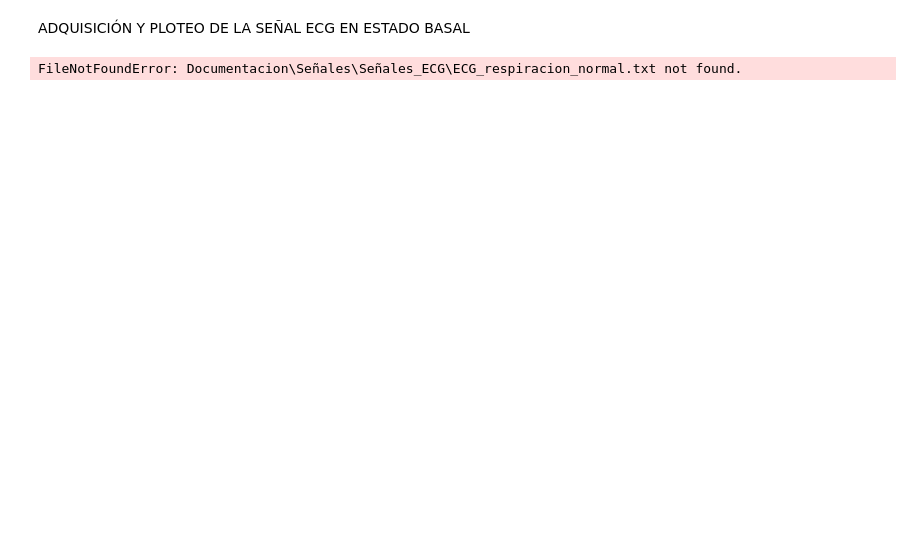
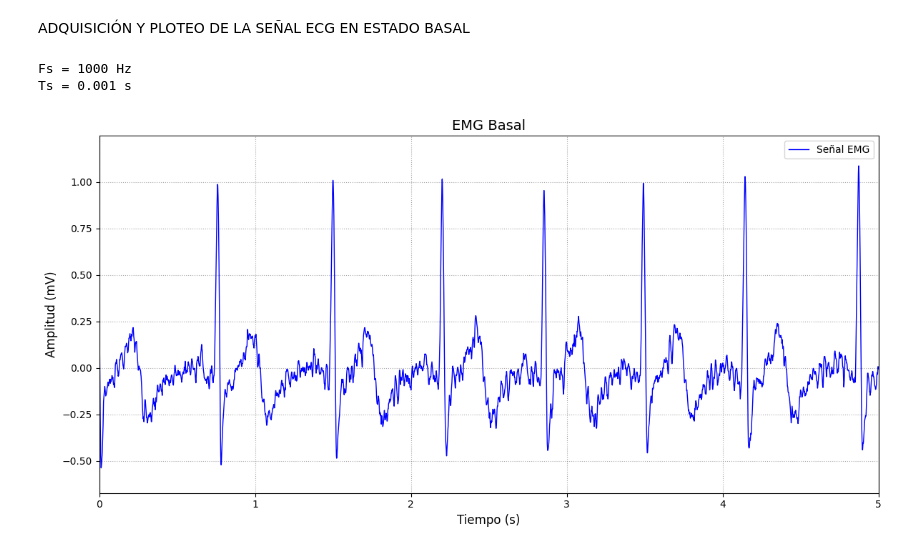
Before and after one commit to SergioHerrera2003/ISB_2024_grupo_9, a Jupyter notebook: Software/Lab9/ecg_estado_basal.ipynb, the cells around one changed output. Saved outputs shown, nothing was run; the diff lists cells and outputs as text; code cells hidden in the pictures; blank space fills up the shorter version.

```diff
--- a/Software/Lab9/ecg_estado_basal.ipynb
+++ b/Software/Lab9/ecg_estado_basal.ipynb
@@ -2,43 +2,45 @@
 ADQUISICIÓN Y PLOTEO DE LA SEÑAL ECG EN ESTADO BASAL
 # %%
 import numpy as np
+import scipy.signal as signal
 import matplotlib.pyplot as plt
-import pywt
-from scipy.signal import find_peaks
-from scipy.signal import butter, filtfilt
 
-# Ruta del archivo
-ruta = "Documentacion\Señales\Señales_ECG\ECG_respiracion_normal.txt"
+# Cargar datos desde el archivo txt
+file_path = r"C:\Users\kakow\OneDrive\Desktop\PROYECTOS\ISB_2024_grupo_9\Documentacion\Laboratorios\Lab4_ECG\ECG_respiracion_normal.txt"  # Ruta del archivo
+array = np.genfromtxt(file_path, skip_header=2)
 
-# Lectura del archivo excluyendo las 2 primeras filas
-array = np.genfromtxt(ruta, skip_header=2)
-
+# Configuración de la señal
 # Asegurarse de que la columna indexada es la correcta (columna 6)
-canalA2 = array[:, 6]  # Todas las filas de la columna 6 -> Canal A2 ECG
+canalA2 = array[:, 6]  # Todas las filas de la columna 6 -> Canal A2 ECG, valores de 0 a 1024
 
 # Parámetros de muestreo
-Fs = 1000
-Ts = 1/Fs
-print(f" Fs = {Fs} Hz\n Ts = {Ts} s")
+fs = 1000
+Ts = 1 / fs
+print(f"Fs = {fs} Hz\nTs = {Ts} s")
 
 # Para conocer el número de filas
 M = canalA2.shape[0]  # shape devuelve una tupla con dimensiones del array
 n = np.arange(0, M)
 t = n * Ts  # Vector de tiempo
+VCC = 3.3  # Voltaje de operación
+ECG_V = (((canalA2 / pow(2, 10)) - 0.5) * VCC)/1000 # Calculo a voltios se divide entre la equivalencia en mV
+ECG_mV = ECG_V * pow(10, 3)
 
 # Ploteamos la lectura
 plt.figure(figsize=(12, 6), dpi=100)  # Tamaño de la figura y resolución
-plt.plot(t, canalA2, label="Señal EMG", color='b', linewidth=1.0)  # Color y grosor de la línea
+plt.plot(t, ECG_mV, label="Señal EMG", color='b', linewidth=1.0)  # Color y grosor de la línea
 plt.grid(linestyle=":", which='both', color='gray', alpha=0.7)  # Mejorar la cuadrícula
 plt.title("EMG Basal", fontsize=14)  # Tamaño de la fuente del título
 plt.xlabel("Tiempo (s)", fontsize=12)  # Tamaño de la fuente de la etiqueta del eje x
 plt.ylabel("Amplitud (mV)", fontsize=12)  # Tamaño de la fuente de la etiqueta del eje y
 plt.xlim([0, 5])  # Límite del eje x
-plt.ylim([min(canalA2) - 0.1, max(canalA2) + 0.1])  # Límite del eje y ajustado
+plt.ylim([min(ECG_mV) - 0.1, max(ECG_mV) + 0.1])  # Límite del eje y ajustado
 plt.legend(loc="upper right", fontsize=10)  # Tamaño de la fuente de la leyenda
 plt.xticks(fontsize=10)  # Tamaño de la fuente de los ticks del eje x
 plt.yticks(fontsize=10)  # Tamaño de la fuente de los ticks del eje y
 plt.tight_layout()  # Ajustar el diseño para que no se corten las etiquetas
 plt.show()
 # %% [output]
-FileNotFoundError: Documentacion\Señales\Señales_ECG\ECG_respiracion_normal.txt not found.
+Fs = 1000 Hz
+Ts = 0.001 s
+[figure, added]
```
Also changed, not shown: parts of 15 cells of this notebook, 6 other files.
